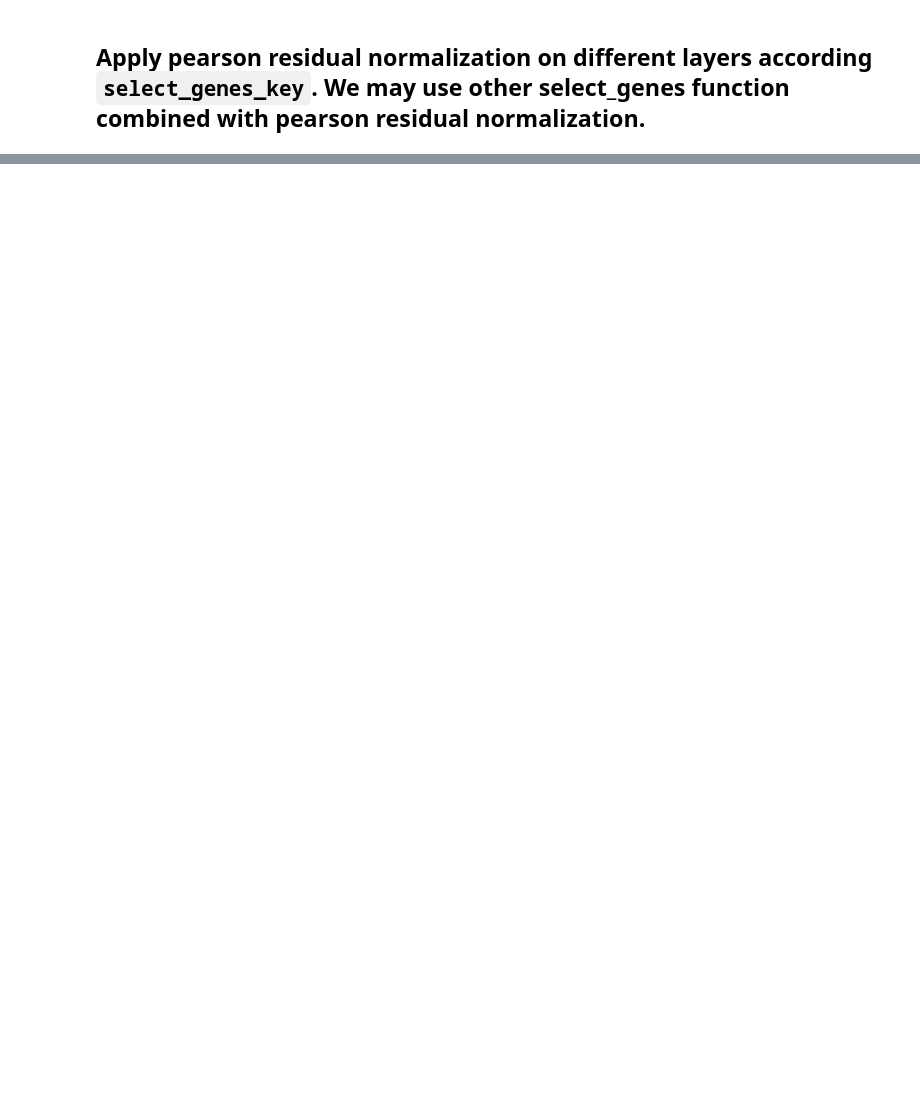
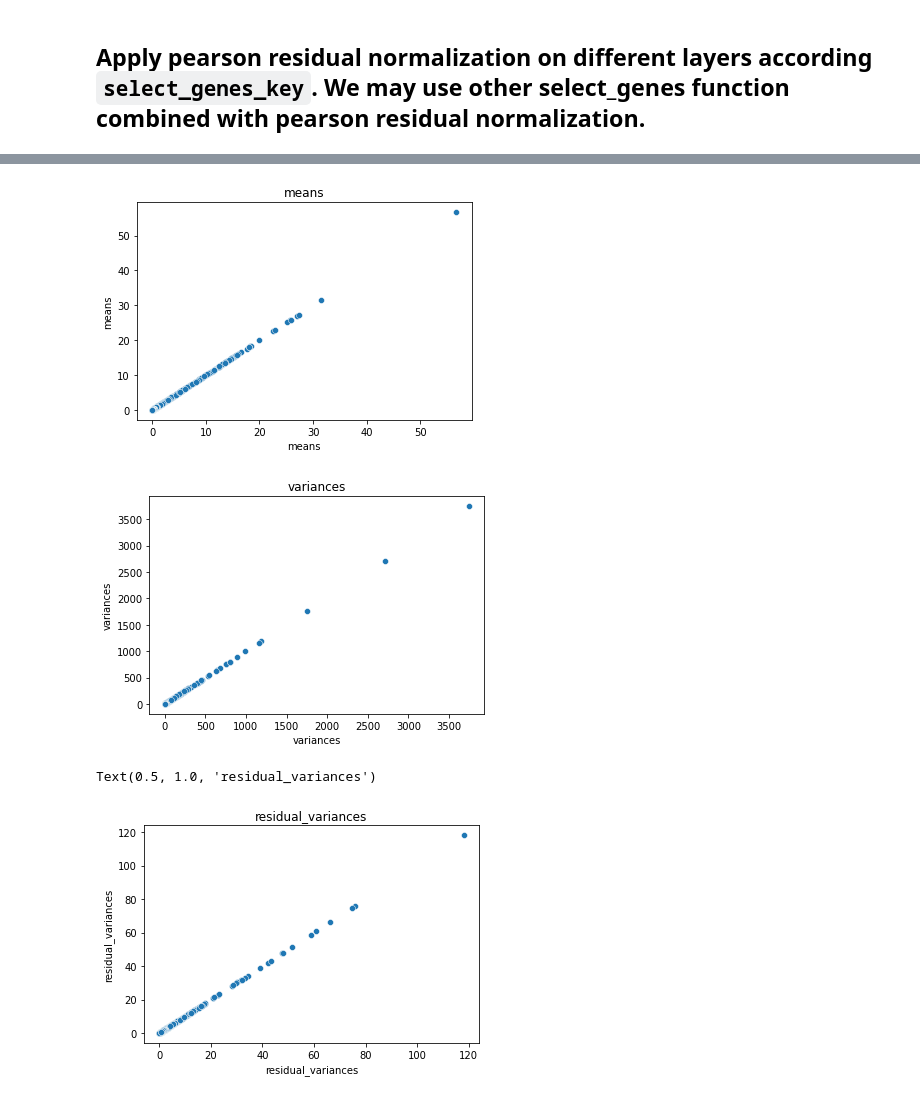
Before and after one commit to aristoteleo/dynamo-notebooks, a Jupyter notebook: normalization/preprocessor-pearson-residual-visualization-zebrafish.ipynb, the cells around one changed output, grey strips where cells are left out. Saved outputs shown, nothing was run; the diff lists cells and outputs as text; code cells hidden in the pictures; blank space fills up the shorter version.

```diff
--- a/normalization/preprocessor-pearson-residual-visualization-zebrafish.ipynb
+++ b/normalization/preprocessor-pearson-residual-visualization-zebrafish.ipynb
@@ -91,0 +64,7 @@ dtype: float64
+# %%
+import scanpy as sc
+import dynamo as dyn
+
+sc_adata = dyn.sample_data.zebrafish()
+sc_adata.X = sc_adata.layers["spliced"]
+sc.experimental.pp.recipe_pearson_residuals(sc_adata, n_comps=50, n_top_genes=2000)
@@ -91,0 +83,13 @@ dtype: float64
+# %%
+sns.scatterplot(adata.var["means"], sc_adata.var["means"]).set_title("means")
+plt.show()
+plt.clf()
+sns.scatterplot(adata.var["variances"], sc_adata.var["variances"]).set_title("variances")
+plt.show()
+plt.clf()
+sns.scatterplot(adata.var["residual_variances"], sc_adata.var["residual_variances"]).set_title("residual_variances")
+# %% [output]
+[figure, added]
+[figure, added]
+Text(0.5, 1.0, 'residual_variances')
+[figure, added]
```
Also changed, not shown: parts of 18 cells of this notebook.
